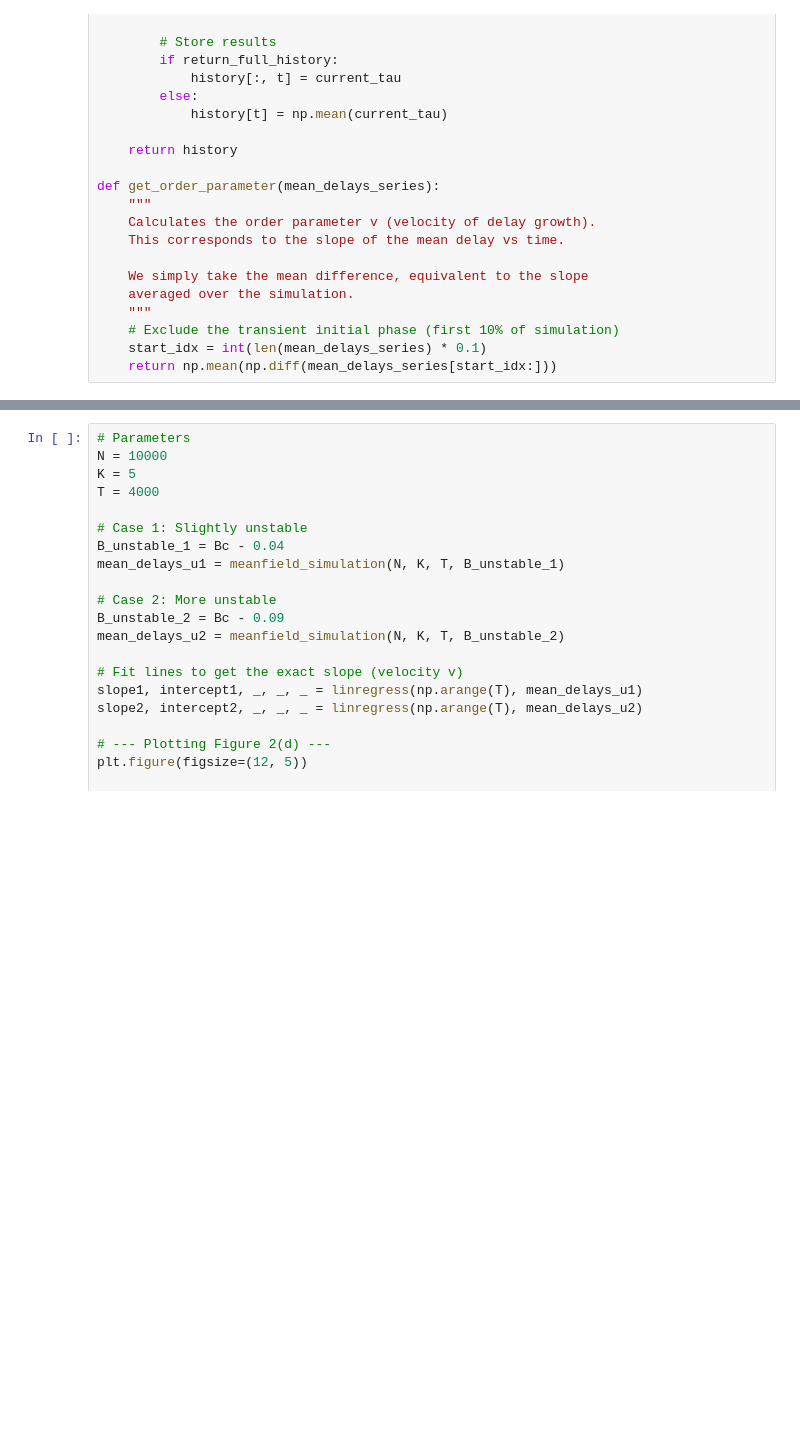
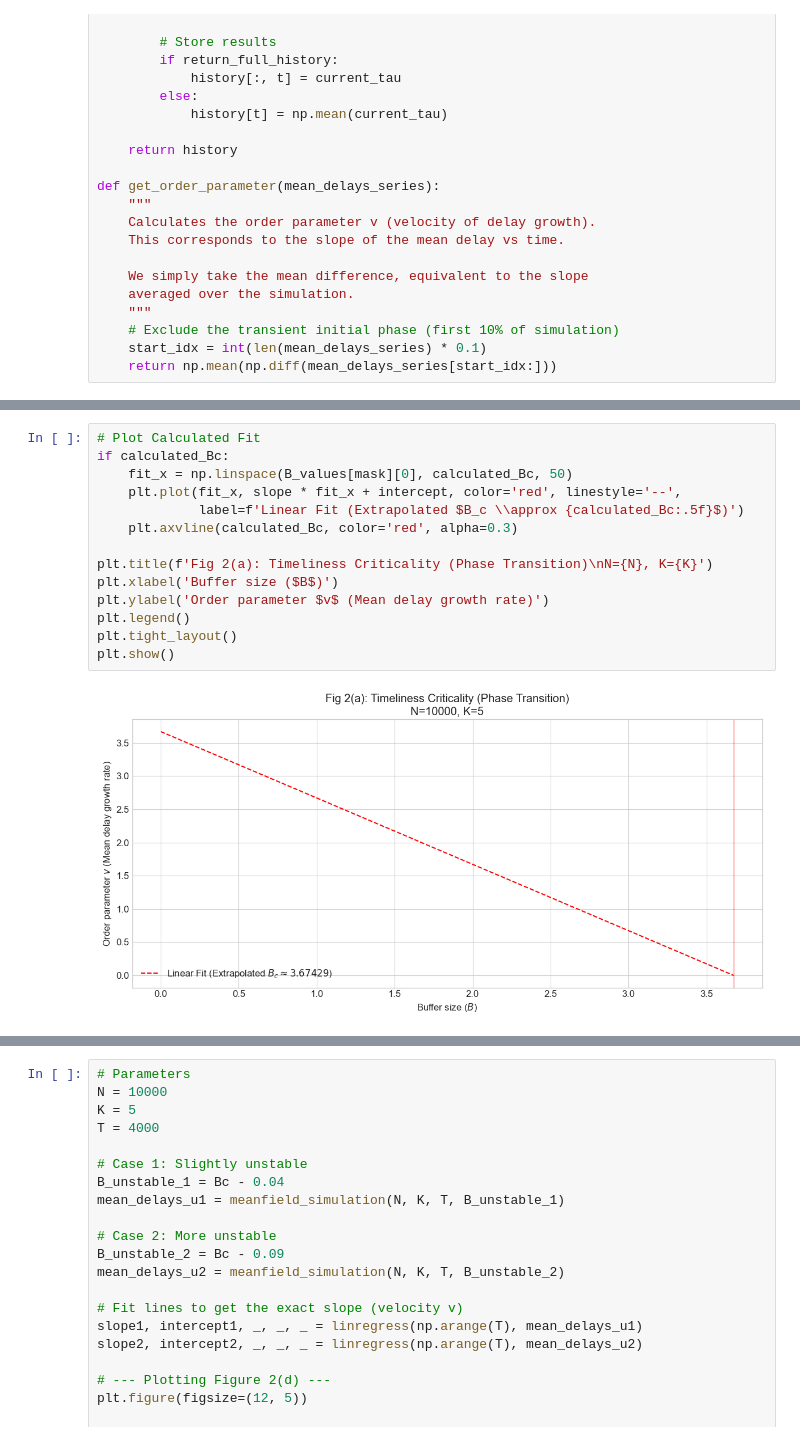
Before and after one commit to lschoonheid/CLS-7, a Jupyter notebook: my_tests.ipynb, the cells around one changed output, grey strips where cells are left out. Saved outputs shown, nothing was run; the diff lists cells and outputs as text; blank space fills up the shorter version.

```diff
--- a/my_tests.ipynb
+++ b/my_tests.ipynb
@@ -136,3 +148,19 @@ Running Phase Transition Sweep...
+# %%
+# Plot Calculated Fit
+if calculated_Bc:
+    fit_x = np.linspace(B_values[mask][0], calculated_Bc, 50)
+    plt.plot(fit_x, slope * fit_x + intercept, color='red', linestyle='--',
+             label=f'Linear Fit (Extrapolated $B_c \\approx {calculated_Bc:.5f}$)')
+    plt.axvline(calculated_Bc, color='red', alpha=0.3)
+
+plt.title(f'Fig 2(a): Timeliness Criticality (Phase Transition)\nN={N}, K={K}')
+plt.xlabel('Buffer size ($B$)')
+plt.ylabel('Order parameter $v$ (Mean delay growth rate)')
+plt.legend()
+plt.tight_layout()
+plt.show()
+# %% [output]
+[figure, added]
 # %%
 # Parameters matching the paper's context
 N = 10000
```
Also changed, not shown: parts of 6 cells of this notebook, 7 other files.
